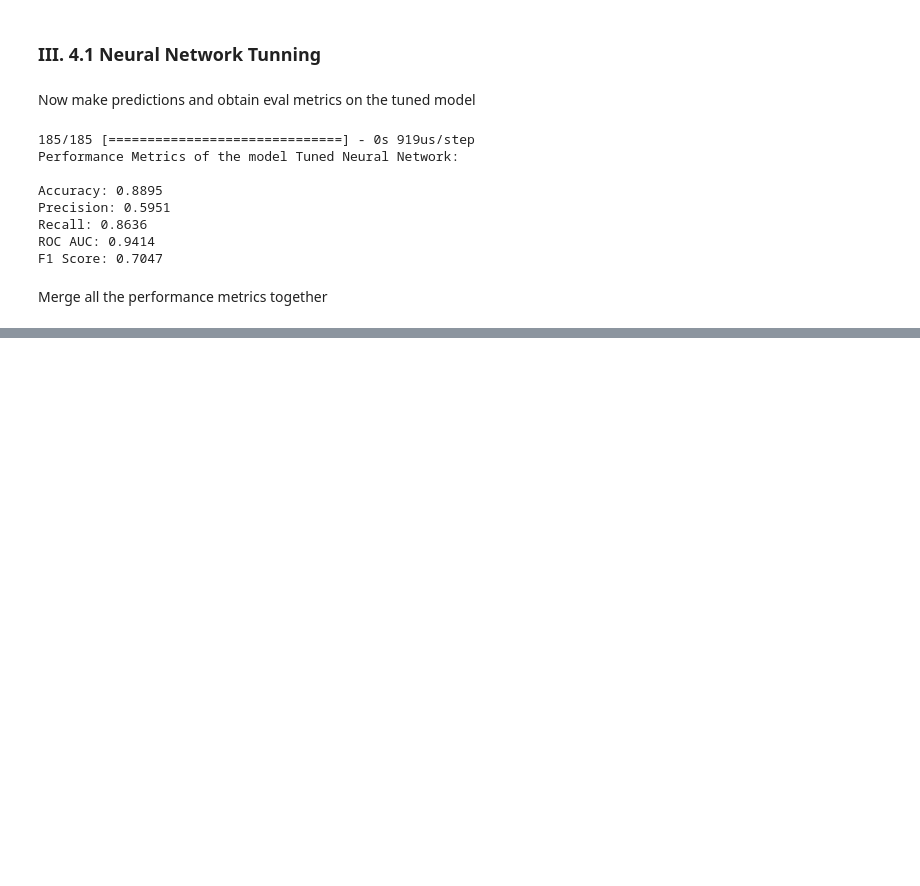
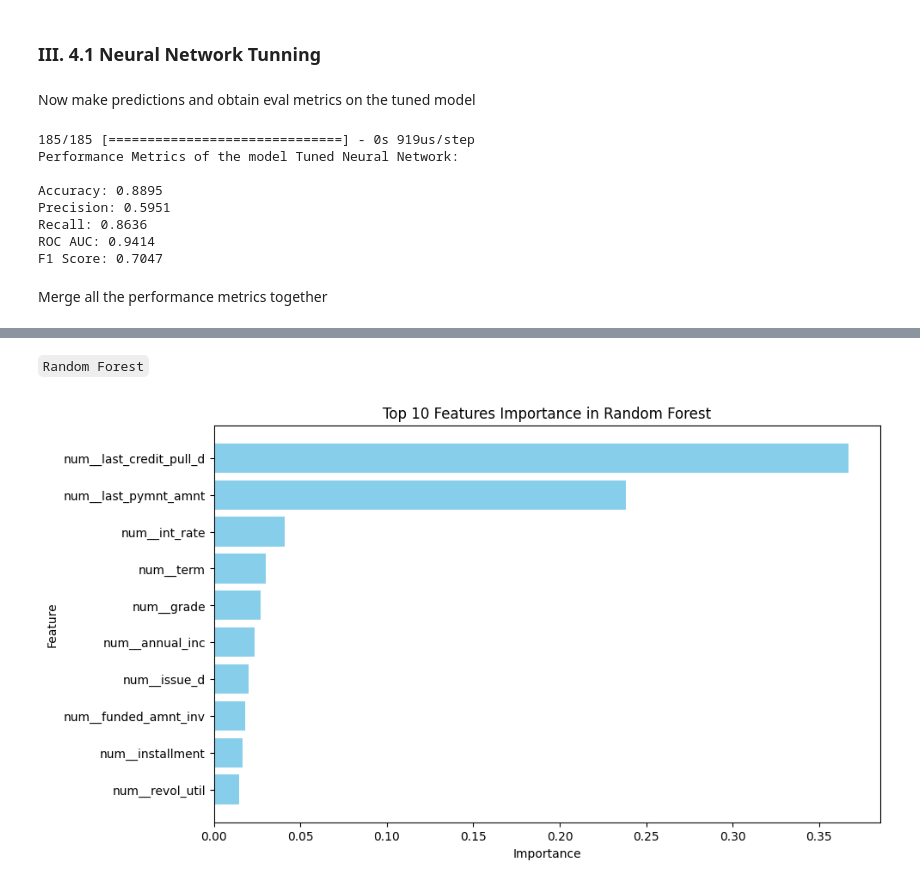
Before and after one commit to namtran6701/Default-Prediction, a Jupyter notebook: NamTran_notebook.ipynb, the cells around one changed output, grey strips where cells are left out. Drawn from its saved outputs; the diff is of its cells as text; code cells hidden in the pictures; blank space fills up the shorter version.

```diff
--- a/NamTran_notebook.ipynb
+++ b/NamTran_notebook.ipynb
@@ -684,0 +761,6 @@ metrics_tbl
+# %% [markdown]
+`Random Forest`
+# %%
+ynk.plot_tree_fi(tuned_rf_pipeline)
+# %% [output]
+[figure, added]
```
Also changed, not shown: parts of 21 cells of this notebook, 2 other files.
